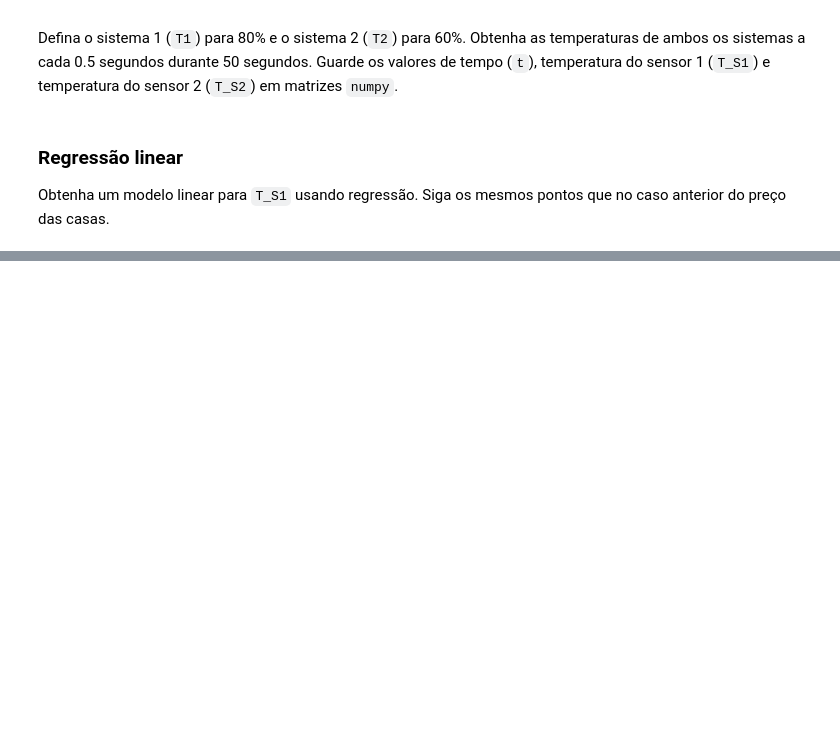
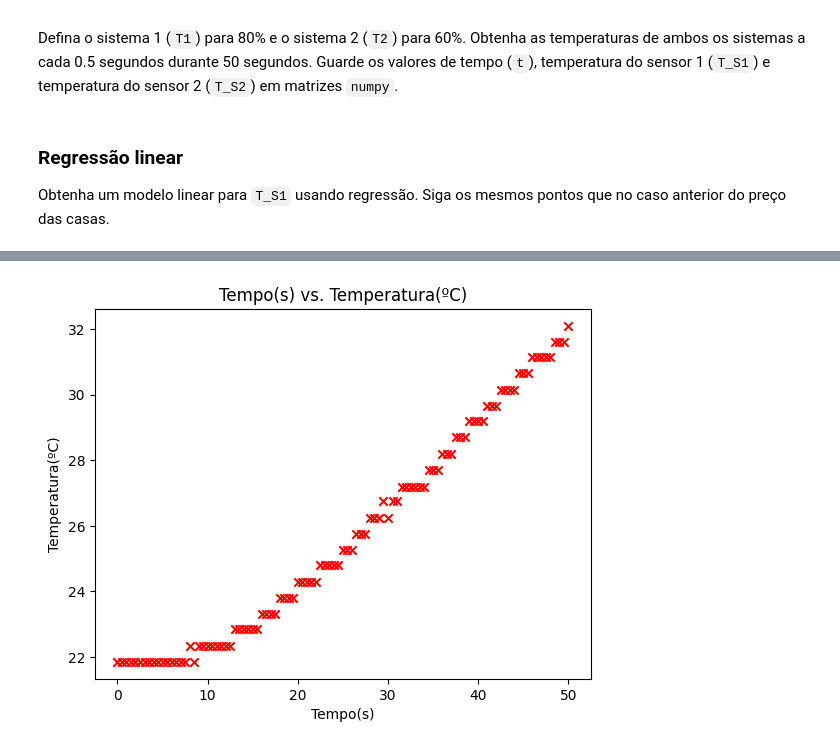
Before and after one commit to pintafacil/SIS, a Jupyter notebook: 1190396_1191116_Guião3/Lab_Regressao_Linear.ipynb, the cells around one changed output, grey strips where cells are left out. Cells and saved outputs as stored; diff of their text form; code cells hidden in the pictures; blank space fills up the shorter version.

```diff
--- a/1190396_1191116_Guião3/Lab_Regressao_Linear.ipynb
+++ b/1190396_1191116_Guião3/Lab_Regressao_Linear.ipynb
@@ -529,0 +516,11 @@ Obtenha um modelo linear para `T_S1` usando regressão. Siga os mesmos pontos qu
+# %%
+# Gráfico dos dados
+plt.scatter(x_test, s2, marker='x', c='r')
+
+# Labels
+plt.title("Tempo(s) vs. Temperatura(ºC)")
+plt.ylabel('Temperatura(ºC)')
+plt.xlabel('Tempo(s)')
+plt.show()
+# %% [output]
+[figure, added]
```
Also changed, not shown: parts of 15 cells of this notebook, 14 other files.
